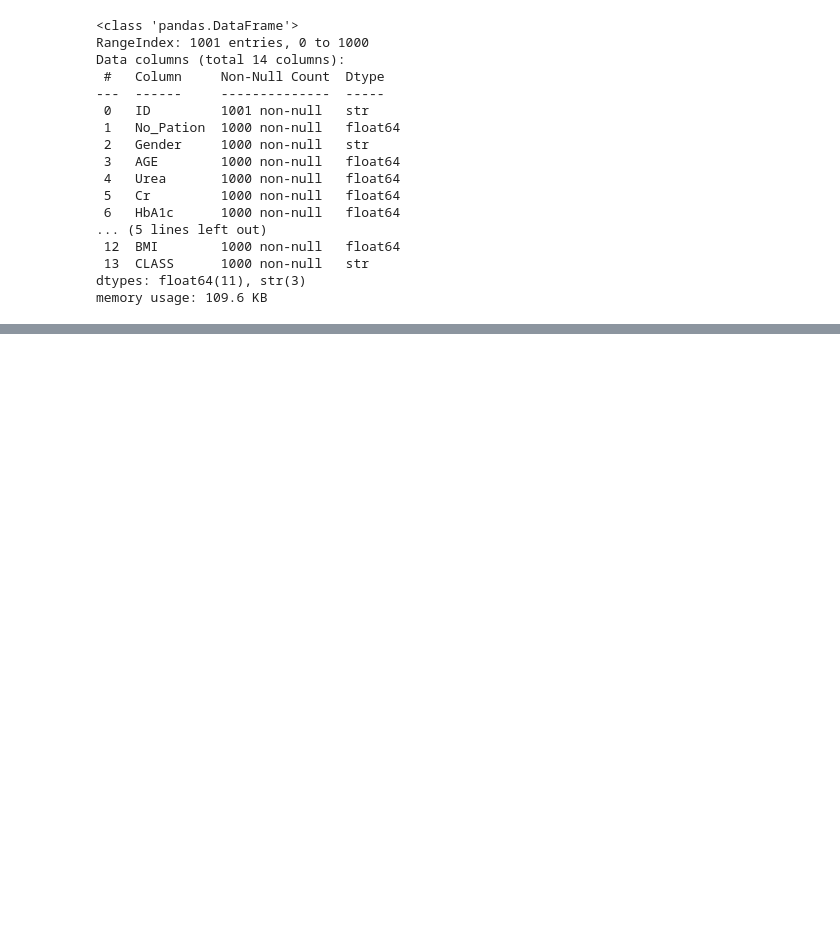
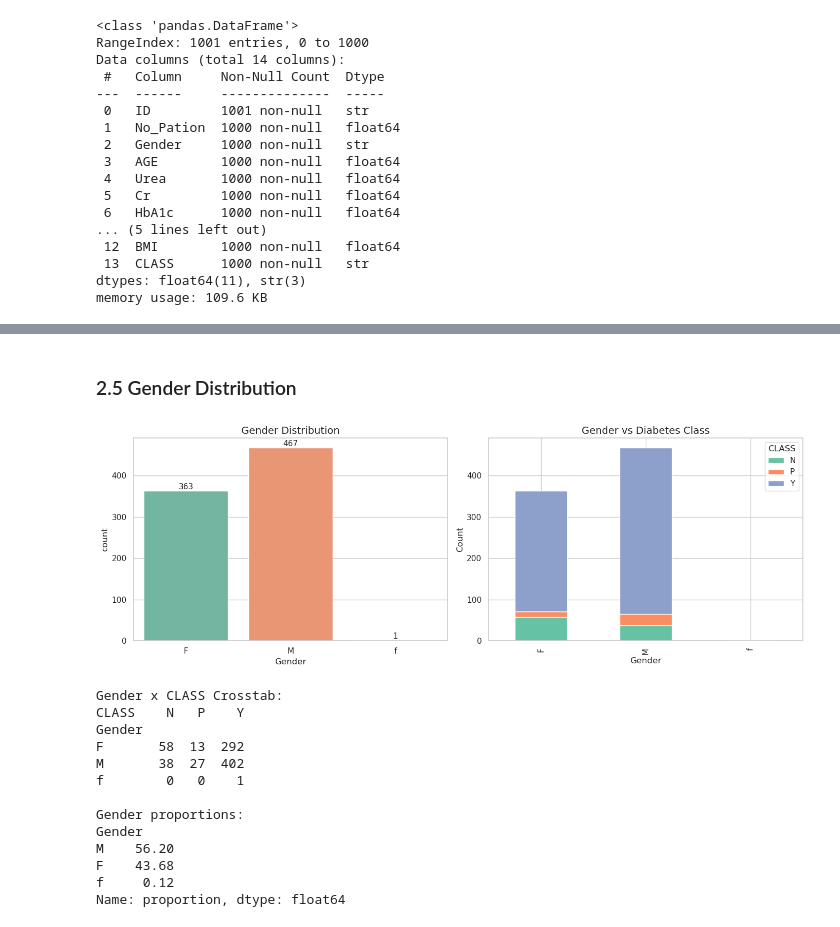
Before and after one commit to Aananda-giri/scripts, a Jupyter notebook: classification/classification_notebook.ipynb, the cells around one changed output, grey strips where cells are left out. Drawn from its saved outputs; the diff is of its cells as text; code cells hidden in the pictures; blank space fills up the shorter version.

```diff
--- a/classification/classification_notebook.ipynb
+++ b/classification/classification_notebook.ipynb
@@ -179,0 +299,39 @@ Length: 4, dtype: str
+# %% [markdown]
+### 2.5 Gender Distribution
+# %%
+fig, axes = plt.subplots(1, 2, figsize=(14, 5))
+
+# Gender count
+sns.countplot(data=df, x='Gender', palette='Set2', ax=axes[0])
+axes[0].set_title('Gender Distribution')
+for p in axes[0].patches:
+    axes[0].annotate(f'{int(p.get_height())}', (p.get_x() + p.get_width()/2., p.get_height()),
+                     ha='center', va='bottom')
+
+# Gender vs CLASS
+gender_class = pd.crosstab(df['Gender'], df['CLASS'])
+gender_class.plot(kind='bar', stacked=True, ax=axes[1], color=sns.color_palette('Set2', 3))
+axes[1].set_title('Gender vs Diabetes Class')
+axes[1].set_ylabel('Count')
+plt.tight_layout()
+plt.show()
+
+print('Gender x CLASS Crosstab:')
+print(gender_class)
+print(f'\nGender proportions:')
+print(df['Gender'].value_counts(normalize=True).mul(100).round(2))
+# %% [output]
+[figure, added]
+Gender x CLASS Crosstab:
+CLASS    N   P    Y
+Gender
+F       58  13  292
+M       38  27  402
+f        0   0    1
+
+Gender proportions:
+Gender
+M    56.20
+F    43.68
+f     0.12
+Name: proportion, dtype: float64
```
Also changed, not shown: parts of 32 cells of this notebook.
